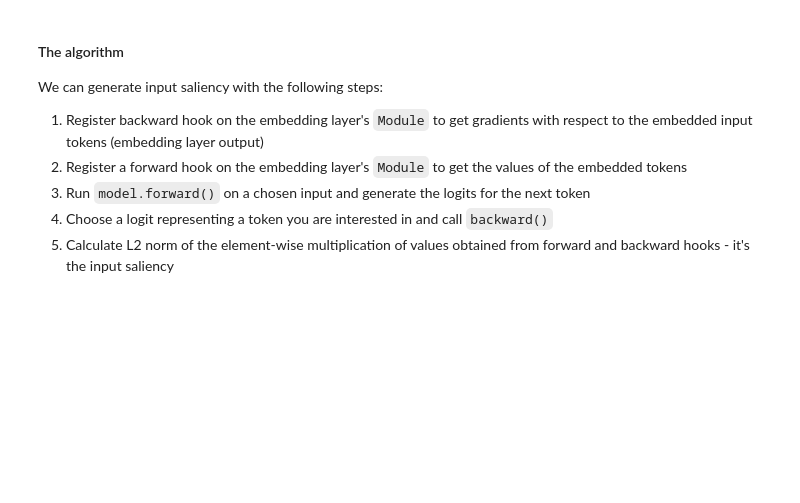
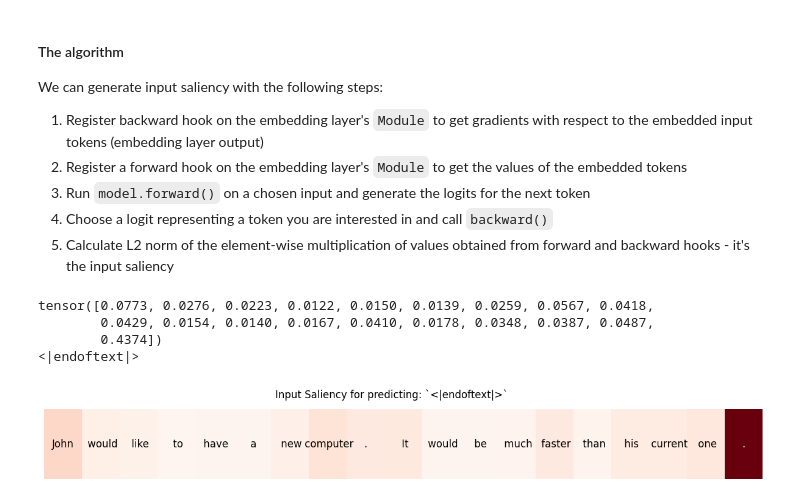
Before and after one commit to MichalSlowakiewicz/NLP, a Jupyter notebook: LAB_4.ipynb, the cells around one changed output. Saved outputs shown, nothing was run; the diff lists cells and outputs as text; code cells hidden in the pictures; blank space fills up the shorter version.

```diff
--- a/LAB_4.ipynb
+++ b/LAB_4.ipynb
@@ -246,7 +396,7 @@ def calc_saliency(model, input_token_ids):
     embedding_layer_gradients = []
 
     # 1. register a backward hook on the embedding layer's Module to get gradients with respect to the embedded input tokens
-    embedding_layer = # TODO - set it to the model's embedding layer
+    embedding_layer = model.transformer.wte# TODO - set it to the model's embedding layer
 
     def backward_hook(module, grad_input, grad_output):
         embedding_layer_gradients.append(grad_output[0].clone().detach())
@@ -276,14 +426,19 @@ def calc_saliency(model, input_token_ids):
     embedding_layer_gradients = embedding_layer_gradients[0][0]
 
     # 5. Calculate L2 norm of the element-wise multiplication of values obtained from forward and backward hooks - it's the input saliency
-    saliency_grad = # TODO - get the L2 norm (\sqrt(v^Tv)) of the input embeddings (dim 1) and normalize the obtained scores (divide by sum of token scores)
-
+    saliency_grad = torch.norm(embedded_input_tokens * embedding_layer_gradients, dim=1)# TODO - get the L2 norm (\sqrt(v^Tv)) of the input embeddings (dim 1) and normalize the obtained scores (divide by sum of token scores)
+    saliency_grad /= saliency_grad.sum()
     return saliency_grad, predicted_token
 
 input_saliency_map, predicted_token = calc_saliency(model, encoded_text)
 
 print(input_saliency_map)
 print(tokenizer.decode(predicted_token))
+# %% [output]
+tensor([0.0773, 0.0276, 0.0223, 0.0122, 0.0150, 0.0139, 0.0259, 0.0567, 0.0418,
+        0.0429, 0.0154, 0.0140, 0.0167, 0.0410, 0.0178, 0.0348, 0.0387, 0.0487,
+        0.4374])
+<|endoftext|>
 # %%
 # TODO - implement a function that plots the results in the readable way (similarly to illustrate_attention)
 # then try out different inputs and analyze the results. You don't have to always choose the token with the largest logit
@@ -290,0 +486,13 @@ print(tokenizer.decode(predicted_token))
+# %%
+# 1. Pobieramy wyniki z Twojej funkcji
+input_saliency_map, predicted_token_id = calc_saliency(model, encoded_text)
+predicted_token_str = tokenizer.decode(predicted_token_id)
+
+# 2. Dekodujemy tokeny wejściowe do listy stringów.
+# Zakładając, że encoded_text ma kształt (1, seq_len)
+input_tokens = [tokenizer.decode([t]) for t in encoded_text[0]]
+
+# 3. Wywołujemy wizualizację
+plot_saliency(input_tokens, input_saliency_map, predicted_token_str)
+# %% [output]
+[figure, added]
```
Also changed, not shown: parts of 9 cells of this notebook.
